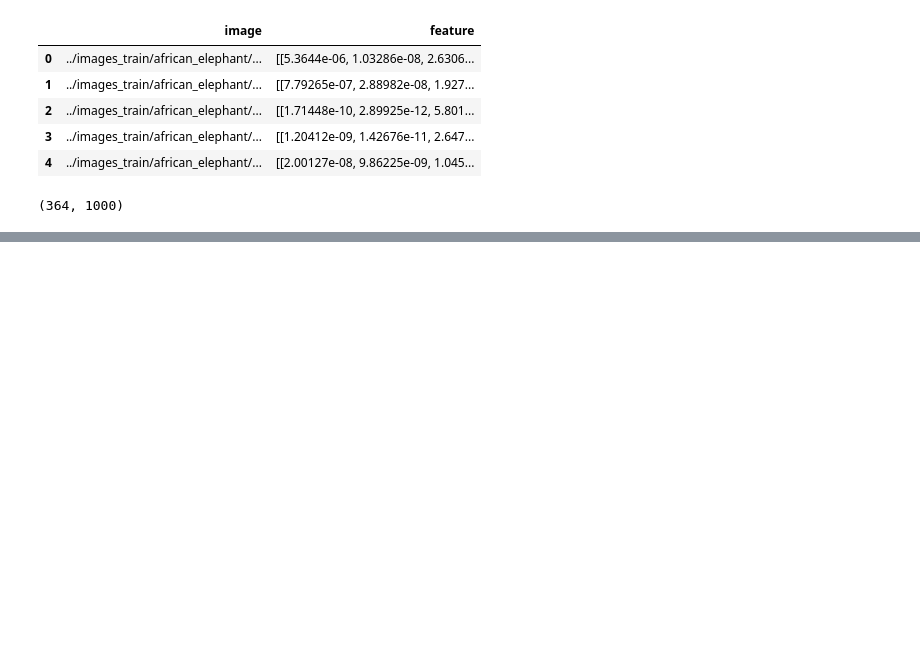
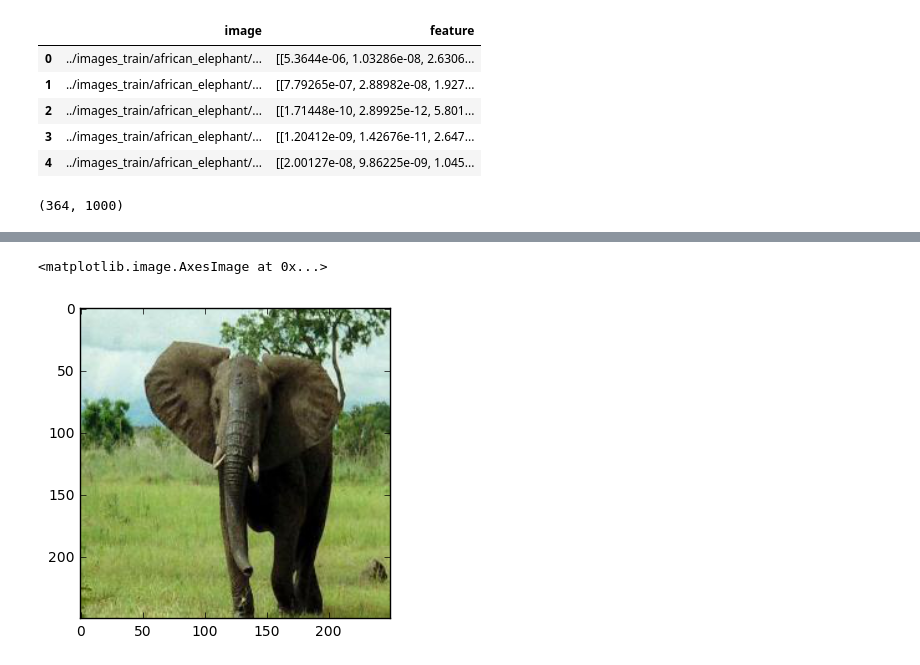
Before and after one commit to PacktPublishing/Deep-Learning-Applied-Projects-with-Python, a Jupyter notebook: notebooks/Feature Extraction.ipynb, the cells around one changed output, grey strips where cells are left out. Drawn from its saved outputs; the diff is of its cells as text; code cells hidden in the pictures; blank space fills up the shorter version.

```diff
--- a/notebooks/Feature Extraction.ipynb
+++ b/notebooks/Feature Extraction.ipynb
@@ -80,0 +86,6 @@ array([ 0.        ,  0.65865284,  0.20864527,  0.10100623,  0.09791957,
+# %%
+img = plt.imread(df.iloc[0].image)
+plt.imshow(img)
+# %% [output]
+<matplotlib.image.AxesImage at 0x...>
+[figure, added]
```
Also changed, not shown: parts of 6 cells of this notebook, 1 other file.
